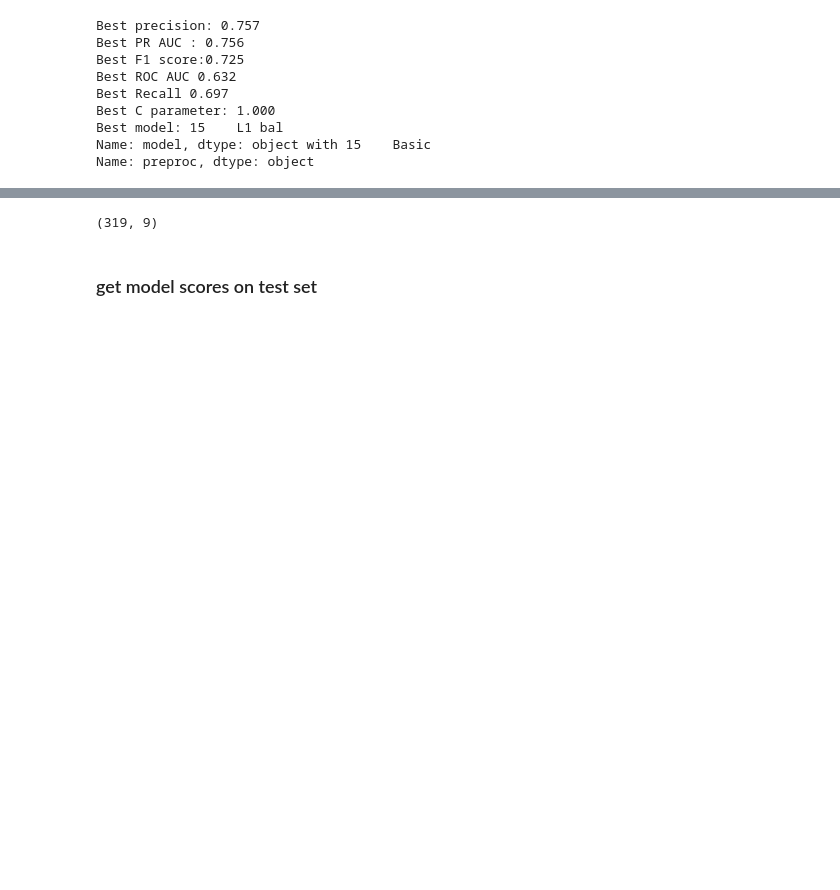
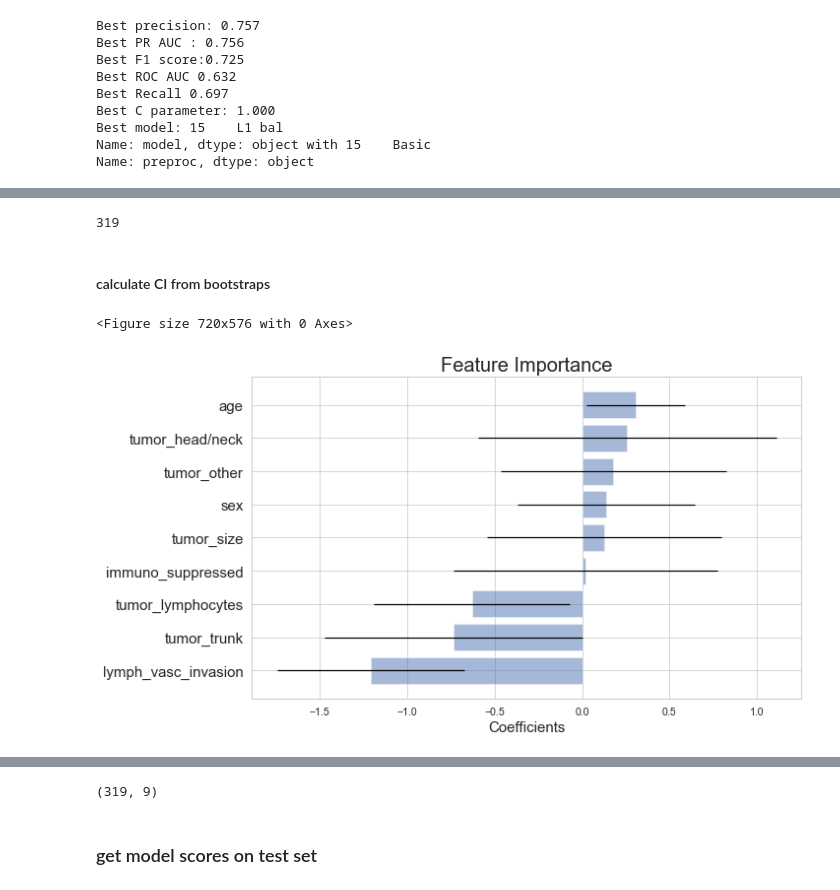
Before and after one commit to mvantieghem/mcc_metastasis, a Jupyter notebook: notebooks/03_feature_selection_flipped.ipynb, the cells around one changed output, grey strips where cells are left out. Cells and saved outputs as stored; diff of their text form; code cells hidden in the pictures; blank space fills up the shorter version.

```diff
--- a/notebooks/03_feature_selection_flipped.ipynb
+++ b/notebooks/03_feature_selection_flipped.ipynb
@@ -312,2 +364,81 @@ Name: preproc, dtype: object
+# %%
+# use data frrom your test sample
+data = pd.concat([X_test, y_test], axis = 1)
+# set up lloop
+n_iterations = 1000
+n_size = int(data.shape[0])
+print(n_size)
+# run bootstrap
+stats = pd.DataFrame()
+for i in range(n_iterations):
+    # prepare boostrap sample with resampling, and make sure you stratify!
+    train = resample(data, n_samples = n_size, replace = True, stratify = data['no_mets'])
+    X_train_boot = pd.DataFrame(train.iloc[:, :-1],  columns = features.columns)
+    y_train_boot = train.iloc[:, -1] # last collumns
+
+   # print(X_train_boot.shape)
+    # get out-of-bag estimates to test, find rows that weren't included in the train sample
+    test = np.array([x for x in data.to_numpy() if x.tolist() not in train.to_numpy().tolist()])
+    X_test_boot = pd.DataFrame(test[:, :-1],  columns = features.columns )
+    y_test_boot = pd.DataFrame(test[:, -1]).astype('float') # last column
+
+   # print(X_test_boot.shape)
+    # apply preproc
+    # apply preprocessing to your bootstrap sample
+    preproc_X_train_boot = preproc_basic.fit_transform(X_train_boot)
+    preproc_X_test_boot = preproc_basic.fit_transform(X_test_boot)
+
+    # fit model
+    model = best_LR_model
+    model.fit(preproc_X_train_boot, y_train_boot)
+    y_pred_boot = model.predict(preproc_X_test_boot)
+
+    #print(classification_report(y_test_boot, y_pred_boot))
+    coefs = pd.DataFrame(model.coef_.T)
+    stats = pd.concat([stats, coefs], axis = 1)
+# %% [output]
+319
+# %% [markdown]
+#### calculate CI from bootstraps
+# %%
+upper_CI_q = pd.DataFrame()
+lower_CI_q = pd.DataFrame()
+
+for i in range(stats.shape[0]):
+   # print(i)
+    coef_row = stats.iloc[i, :]
+    # a different way, empirical quantiles
+    CI_quantile = (coef_row).quantile([0.025, 0.975])
+    upper_q = pd.Series(CI_quantile.iloc[1])
+    lower_q = pd.Series(CI_quantile.iloc[0])
+    upper_CI_q = pd.concat([upper_CI_q, upper_q], axis = 0, ignore_index = True)
+    lower_CI_q = pd.concat([lower_CI_q, lower_q], axis = 0, ignore_index = True)
+# %%
+# make summary table
+stats_summary = pd.DataFrame()
+stats_summary['features'] = preproc_feature_order.variable
+stats_summary['mean'] = stats.mean(axis = 1)
+stats_summary['upper'] = upper_CI_q
+stats_summary['lower'] = lower_CI_q
+
+# redo feature importance, with CI
+coefs_ordered = stats_summary.sort_values(by = 'mean', ascending = False, ignore_index = True)
+n_features = coefs_ordered.shape[0]
+error = coefs_ordered['upper'] - coefs_ordered['mean']
+
+filename = os.path.join(figure_path, "feature_importance_trainval_bootstrap_CI.png")
+plt.figure(figsize = (10, 8))
+fig, ax = plt.subplots(1,1, figsize = (10,6))
+ax.barh(coefs_ordered['features'], coefs_ordered['mean'], xerr = error,
+        align = 'center', alpha = 0.5, ecolor = "black")
+ax.set_yticklabels(coefs_ordered['features'], size = 15)
+ax.invert_yaxis()
+ax.set_xlabel("Coefficients", size = 15)
+ax.set_title("Feature Importance", size = 20)
+plt.savefig(filename, bbox_inches = 'tight')
+plt.show()
+# %% [output]
+<Figure size 720x576 with 0 Axes>
+[figure, added]
 # %% [markdown]
 ## Validate model on hold-out test set
```
Also changed, not shown: parts of 25 cells of this notebook, 1 other file.
